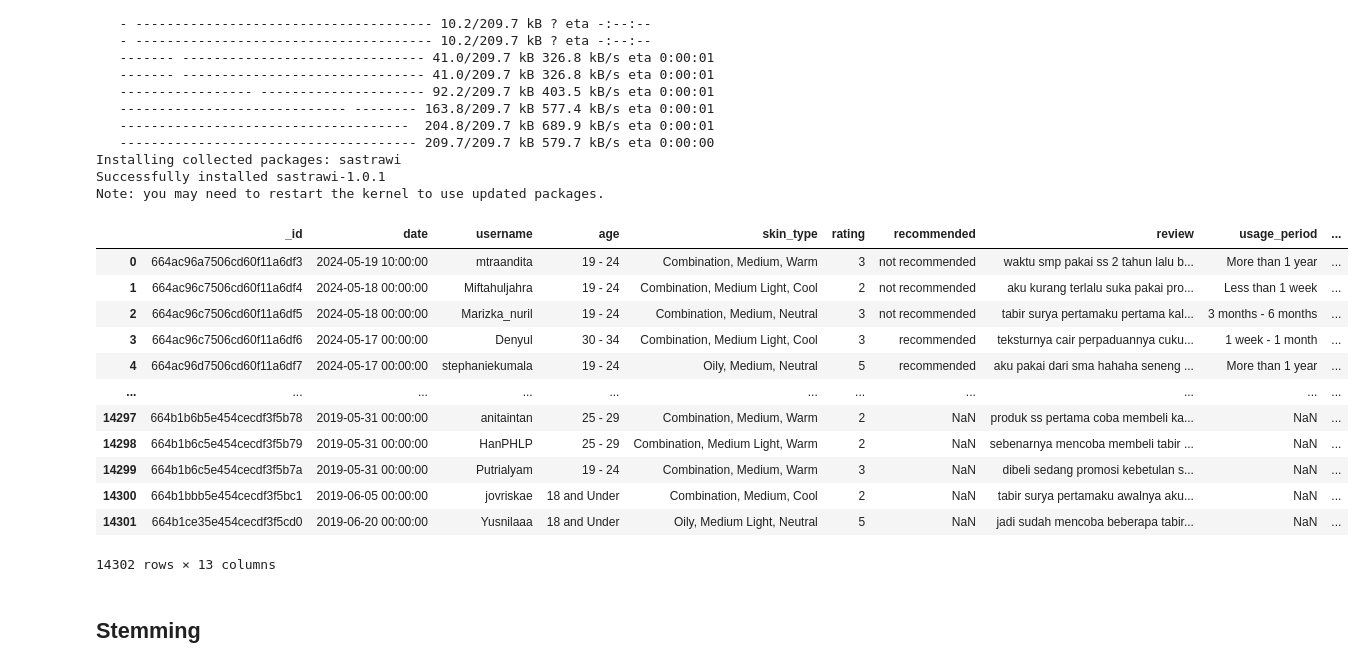
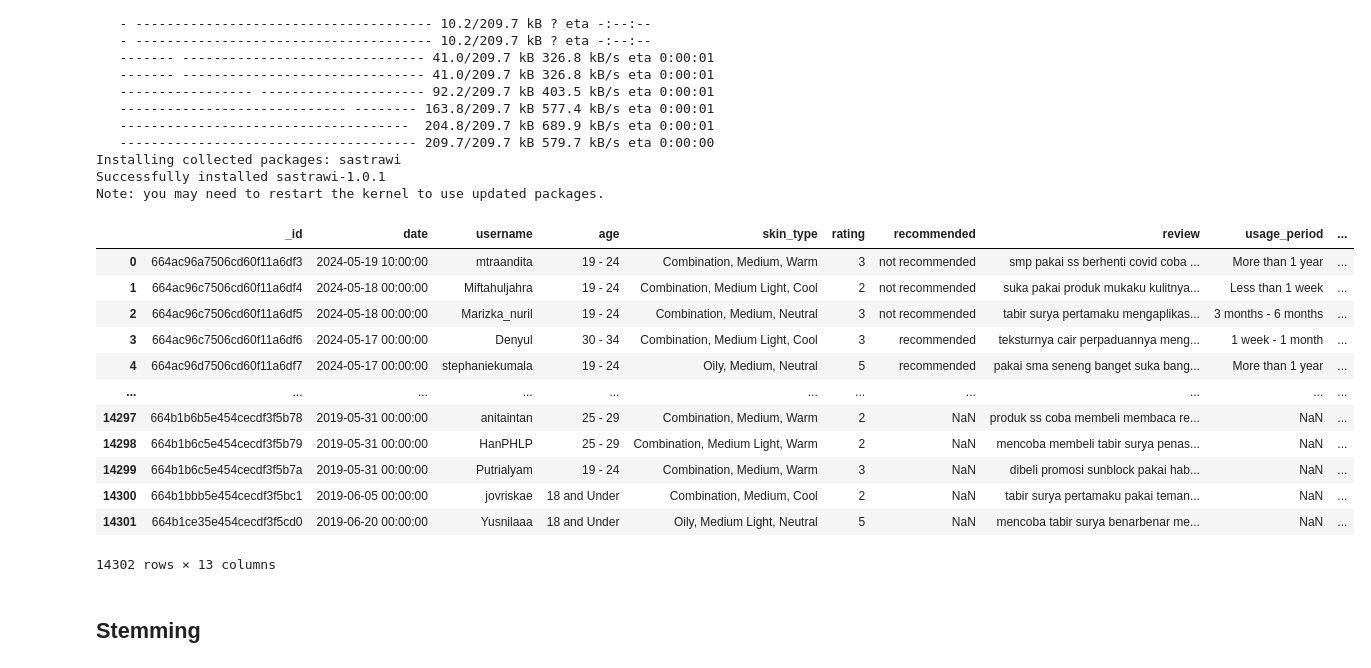
Before and after one commit to ayukrisn/notebook, a Jupyter notebook: bigdata.ipynb, the cells around one changed output. Drawn from its saved outputs; the diff is of its cells as text; code cells hidden in the pictures.

```diff
--- a/bigdata.ipynb
+++ b/bigdata.ipynb
@@ -86,7 +86,7 @@ import time
 # %%
 # URL Ulasan dari Female Daily
 base_url = "https://reviews.femaledaily.com/products/moisturizer/sun-protection-1/emina/sun-protection-spf-30-pa?cat=&cat_id=0&age_range=&skin_type=&skin_tone=&skin_undertone=&hair_texture=&hair_type=&order=oldest&page={}"
-page = 412
+page = 1
 reviews_count = 1
 
 # Koneksi ke mongodb
@@ -121,7 +121,7 @@ try:
     df_data = pd.DataFrame(columns = ['date', 'username', 'age', 'skin_type', 'rating', 'recommended', 'review','usage_period', 'purchase_point', 'likes', 'comments'])
 
     # Scraping data
-    while (page < 500):
+    while (1):
         # Buka URL
         url = base_url.format(page)
         driver.get(url)
@@ -132,7 +132,7 @@ try:
         # print(driver.title)
         time.sleep(5) #tunggu 5 detik
 
-        # Get List Reviews
+        # Dapatkan list review
         soup = BeautifulSoup(driver.page_source, 'html.parser')
         list_reviews = soup.find(class_='list-reviews')
 
@@ -154,7 +154,7 @@ try:
             age_element = left_col.find('p', class_='profile-age')
             skin_type_element = left_col.find('p', class_='profile-description')
 
-            # Extract username, age, and skin type only if elements are found
+            # Extract username, age, and skin type hanya jika ditemukan
             username = username_element.get_text(strip=True) if username_element else ""
             age = age_element.get_text(strip=True) if age_element else ""
             skin_type = skin_type_element.get_text(strip=True) if skin_type_element else ""
@@ -192,7 +192,7 @@ try:
                 usage_period_element = info_wrapper.find('span', string='Usage Period ')
                 purchase_point_element = info_wrapper.find('span', string='Purchase Point ')
 
-                # Extract usage period and purchase point only if elements are found
+                # Extract usage period and purchase point hanya jika ditemukan
                 if usage_period_element:
                     usage_period = usage_period_element.find_next('b').get_text(strip=True)
                 if purchase_point_element:
@@ -206,7 +206,7 @@ try:
                 likes_element = comment_section.find(class_= "like icon")
                 comments_element = comment_section.find(class_= "chat icon")
 
-                # Extract likes and comments only if elements are found
+                # Extract likes and comments hanya jika ditemukan
                 if likes_element:
                     likes = likes_element.get_text(strip=True)
                 if comments_element:
@@ -247,10 +247,10 @@ try:
 #exception
 except WebDriverException as e:
     print(f"WebDriverException: {e}")
-# except Exception as e:
-#     print(f"An unexpected error occurred: {e}")
-# except TimeoutException:
-#     print("The element was not clickable within the given time")
+except Exception as e:
+    print(f"An unexpected error occurred: {e}")
+except TimeoutException:
+    print("The element was not clickable within the given time")
 finally:
     driver.quit()
 
@@ -723,14 +725,14 @@ def clean_text(text):
     # Remove HTML tags
     text = re.sub(r'<.*?>', '', text)
     # Remove hashtags and special characters except punctuation, numbers, and letters
-    text = re.sub(r'[@#\$%\^&\*\(\)<>\\/\[\]\+\-=_!\"#$%&\'()*+,\-./:;<=>?@\[\\\]^_`{|}~±]', '', text)
+    text = re.sub(r'[^a-zA-Z\s]', '', text)
     # Convert to lowercase
     text = text.lower()
     return text
 
 df_data['review'] = df_data['review'].apply(clean_text)
 
-collection = db['data_preprocessed2']
+collection = db['final_preprocessed']
 collection.insert_many(df_data.to_dict('records'))
 
 df_data
@@ -770,39 +772,51 @@ Installing collected packages: sastrawi
 Successfully installed sastrawi-1.0.1
 Note: you may need to restart the kernel to use updated packages.
 # %%
-from Sastrawi.StopWordRemover.StopWordRemoverFactory import StopWordRemoverFactory
+from Sastrawi.StopWordRemover.StopWordRemoverFactory import StopWordRemoverFactory, StopWordRemover, ArrayDictionary
+
+def load_custom_stopwords(csv_path):
+    df_stopwords = pd.read_csv(csv_path, header=None)
+    return df_stopwords[0].tolist()
 
 stopword_factory = StopWordRemoverFactory()
-stopword_remover = stopword_factory.create_stop_word_remover()
+sastrawi_stopwords = stopword_factory.get_stop_words()
+
+custom_stopwords_path = 'stopwordbahasa.csv'
+custom_stopwords = load_custom_stopwords(custom_stopwords_path)
+
+combined_stopwords = list(set(sastrawi_stopwords + custom_stopwords))
+stopword_dictionary = ArrayDictionary(combined_stopwords)
+stopword_remover = StopWordRemover(stopword_dictionary)
+
 
 def stopword(text):
     text = stopword_remover.remove(text)
     return text
 
 df_data['review'] = df_data['review'].apply(stopword)
 
 for index, row in df_data.iterrows():
     review_id = row['_id']
     review_text = row['review']
     collection.update_one(
         {'_id': row['_id']},
         {'$set': {'review': review_text}}
     )
 
 df_data
 # %% [output]
 |  | _id | date | username | age | skin_type | rating | recommended | review | usage_period | ... |
-| 0 | 664ac96a7506cd60f11a6df3 | 2024-05-19 10:00:00 | mtraandita | 19 - 24 | Combination, Medium, Warm | 3 | not recommended | waktu smp pakai ss 2 tahun lalu b... | More than 1 year | ... |
-| 1 | 664ac96c7506cd60f11a6df4 | 2024-05-18 00:00:00 | Miftahuljahra | 19 - 24 | Combination, Medium Light, Cool | 2 | not recommended | aku kurang terlalu suka pakai pro... | Less than 1 week | ... |
-| 2 | 664ac96c7506cd60f11a6df5 | 2024-05-18 00:00:00 | Marizka_nuril | 19 - 24 | Combination, Medium, Neutral | 3 | not recommended | tabir surya pertamaku pertama kal... | 3 months - 6 months | ... |
-| 3 | 664ac96c7506cd60f11a6df6 | 2024-05-17 00:00:00 | Denyul | 30 - 34 | Combination, Medium Light, Cool | 3 | recommended | teksturnya cair perpaduannya cuku... | 1 week - 1 month | ... |
-| 4 | 664ac96d7506cd60f11a6df7 | 2024-05-17 00:00:00 | stephaniekumala | 19 - 24 | Oily, Medium, Neutral | 5 | recommended | aku pakai dari sma hahaha seneng ... | More than 1 year | ... |
+| 0 | 664ac96a7506cd60f11a6df3 | 2024-05-19 10:00:00 | mtraandita | 19 - 24 | Combination, Medium, Warm | 3 | not recommended | smp pakai ss berhenti covid coba ... | More than 1 year | ... |
+| 1 | 664ac96c7506cd60f11a6df4 | 2024-05-18 00:00:00 | Miftahuljahra | 19 - 24 | Combination, Medium Light, Cool | 2 | not recommended | suka pakai produk mukaku kulitnya... | Less than 1 week | ... |
+| 2 | 664ac96c7506cd60f11a6df5 | 2024-05-18 00:00:00 | Marizka_nuril | 19 - 24 | Combination, Medium, Neutral | 3 | not recommended | tabir surya pertamaku mengaplikas... | 3 months - 6 months | ... |
+| 3 | 664ac96c7506cd60f11a6df6 | 2024-05-17 00:00:00 | Denyul | 30 - 34 | Combination, Medium Light, Cool | 3 | recommended | teksturnya cair perpaduannya meng... | 1 week - 1 month | ... |
+| 4 | 664ac96d7506cd60f11a6df7 | 2024-05-17 00:00:00 | stephaniekumala | 19 - 24 | Oily, Medium, Neutral | 5 | recommended | pakai sma seneng banget suka bang... | More than 1 year | ... |
 | ... | ... | ... | ... | ... | ... | ... | ... | ... | ... | ... |
-| 14297 | 664b1b6b5e454cecdf3f5b78 | 2019-05-31 00:00:00 | anitaintan | 25 - 29 | Combination, Medium, Warm | 2 | NaN | produk ss pertama coba membeli ka... | NaN | ... |
-| 14298 | 664b1b6c5e454cecdf3f5b79 | 2019-05-31 00:00:00 | HanPHLP | 25 - 29 | Combination, Medium Light, Warm | 2 | NaN | sebenarnya mencoba membeli tabir ... | NaN | ... |
-| 14299 | 664b1b6c5e454cecdf3f5b7a | 2019-05-31 00:00:00 | Putrialyam | 19 - 24 | Combination, Medium, Warm | 3 | NaN | dibeli sedang promosi kebetulan s... | NaN | ... |
-| 14300 | 664b1bbb5e454cecdf3f5bc1 | 2019-06-05 00:00:00 | jovriskae | 18 and Under | Combination, Medium, Cool | 2 | NaN | tabir surya pertamaku awalnya aku... | NaN | ... |
-| 14301 | 664b1ce35e454cecdf3f5cd0 | 2019-06-20 00:00:00 | Yusnilaaa | 18 and Under | Oily, Medium Light, Neutral | 5 | NaN | jadi sudah mencoba beberapa tabir... | NaN | ... |
+| 14297 | 664b1b6b5e454cecdf3f5b78 | 2019-05-31 00:00:00 | anitaintan | 25 - 29 | Combination, Medium, Warm | 2 | NaN | produk ss coba membeli membaca re... | NaN | ... |
+| 14298 | 664b1b6c5e454cecdf3f5b79 | 2019-05-31 00:00:00 | HanPHLP | 25 - 29 | Combination, Medium Light, Warm | 2 | NaN | mencoba membeli tabir surya penas... | NaN | ... |
+| 14299 | 664b1b6c5e454cecdf3f5b7a | 2019-05-31 00:00:00 | Putrialyam | 19 - 24 | Combination, Medium, Warm | 3 | NaN | dibeli promosi sunblock pakai hab... | NaN | ... |
+| 14300 | 664b1bbb5e454cecdf3f5bc1 | 2019-06-05 00:00:00 | jovriskae | 18 and Under | Combination, Medium, Cool | 2 | NaN | tabir surya pertamaku pakai teman... | NaN | ... |
+| 14301 | 664b1ce35e454cecdf3f5cd0 | 2019-06-20 00:00:00 | Yusnilaaa | 18 and Under | Oily, Medium Light, Neutral | 5 | NaN | mencoba tabir surya benarbenar me... | NaN | ... |
 14302 rows × 13 columns
 # %% [markdown]
 ## Stemming
```
Also changed, not shown: parts of 14 cells of this notebook, 1 other file.
